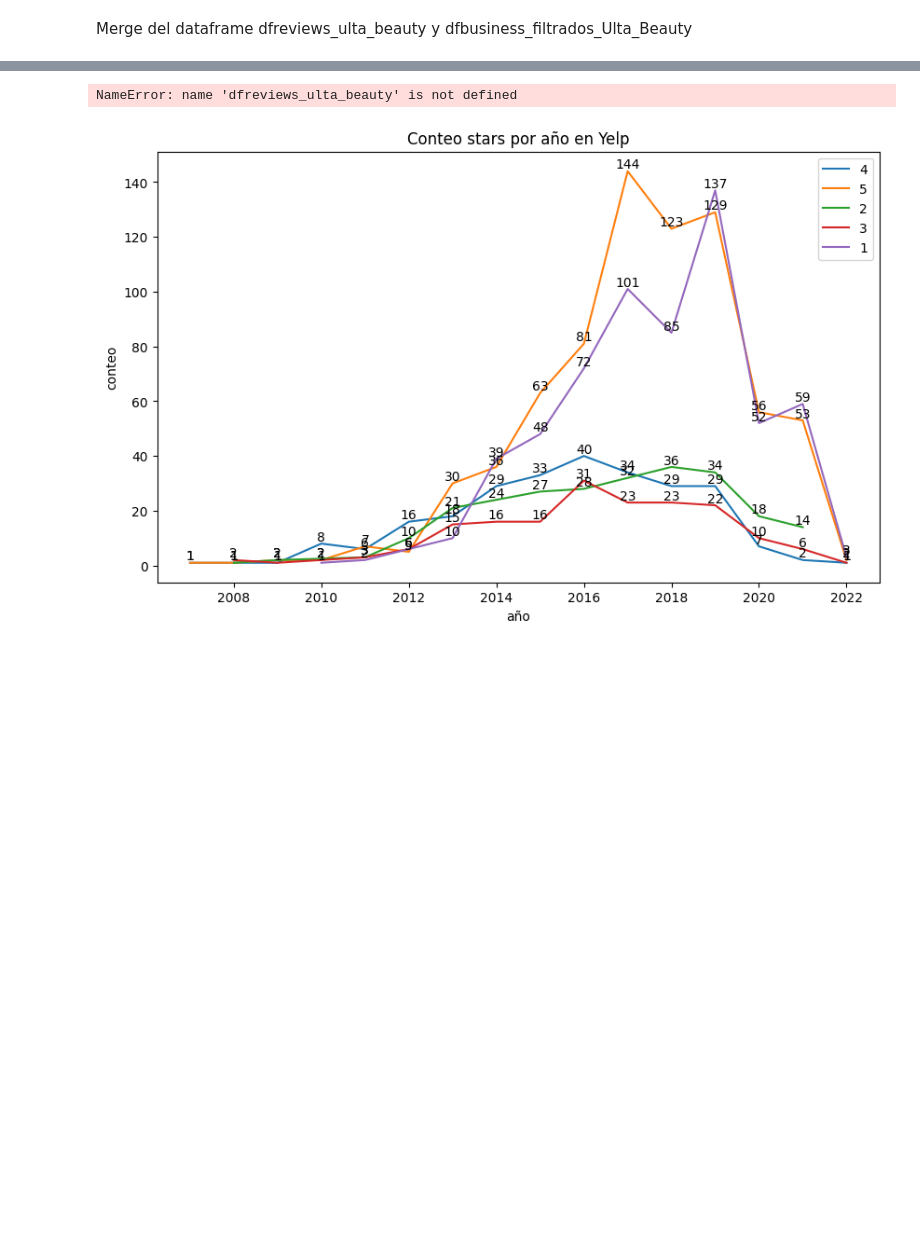
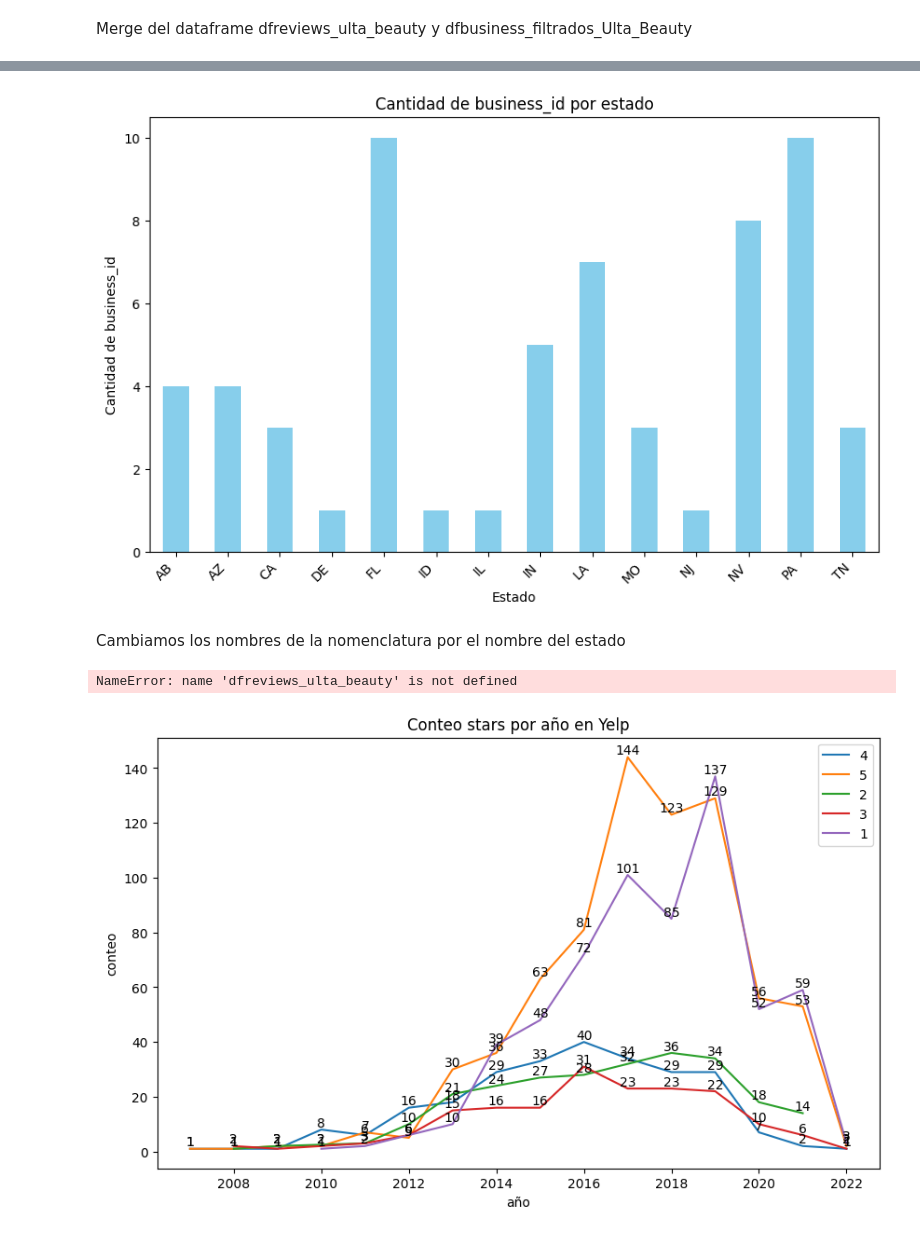
Before and after one commit to JohannaRangel/FinalProject_YelpGoogleMaps, a Jupyter notebook: notebooks/ETL_Yelp.ipynb, the cells around one changed output, grey strips where cells are left out. Cells and saved outputs as stored; diff of their text form; code cells hidden in the pictures; blank space fills up the shorter version.

```diff
--- a/notebooks/ETL_Yelp.ipynb
+++ b/notebooks/ETL_Yelp.ipynb
@@ -274,0 +294,3 @@ df_ulta_beauty.head()
+# %%
+df_ulta_beauty=df_ulta_beauty[["user_id","business_id","stars_x","useful","funny","cool","text","date","año","state","latitude","longitude","is_open"]]
+df_ulta_beauty['source']= "Y"
@@ -274,0 +299,10 @@ df_ulta_beauty.head()
+# %%
+# Renombrar las columnas
+df_ulta_beauty.rename(columns={'stars_x': 'stars', 'año': 'year'}, inplace=True)
+
+# Extraer el mes de la columna "date"
+df_ulta_beauty['date'] = pd.to_datetime(df_ulta_beauty['date'])
+df_ulta_beauty['month'] = df_ulta_beauty['date'].dt.month
+
+# Eliminar la columna "date"
+df_ulta_beauty.drop('date', axis=1, inplace=True)
@@ -275,3 +322,21 @@ df_ulta_beauty.head()
+# %%
+import matplotlib.pyplot as plt
+
+# Agrupar por estado y contar la cantidad de business_id únicos
+business_count_by_state = df_ulta_beauty.groupby('state')['business_id'].nunique()
+
+# Crear el gráfico de barras
+plt.figure(figsize=(10, 6))
+business_count_by_state.plot(kind='bar', color='skyblue')
+plt.title('Cantidad de business_id por estado')
+plt.xlabel('Estado')
+plt.ylabel('Cantidad de business_id')
+plt.xticks(rotation=45, ha='right')  # Rotar las etiquetas del eje x para mayor claridad
+plt.show()
+# %% [output]
+[figure, added]
+# %% [markdown]
+Cambiamos los nombres de la nomenclatura por el nombre del estado
 # %%
 dfreviews_ulta_beauty_conteo=dfreviews_ulta_beauty.groupby(['año','stars']).count()
 dfreviews_ulta_beauty_conteo.to_csv('../datasets/csv/Y_rating_count_ulta_beauty.csv')
```
Also changed, not shown: parts of 8 cells of this notebook, 1 other file.
